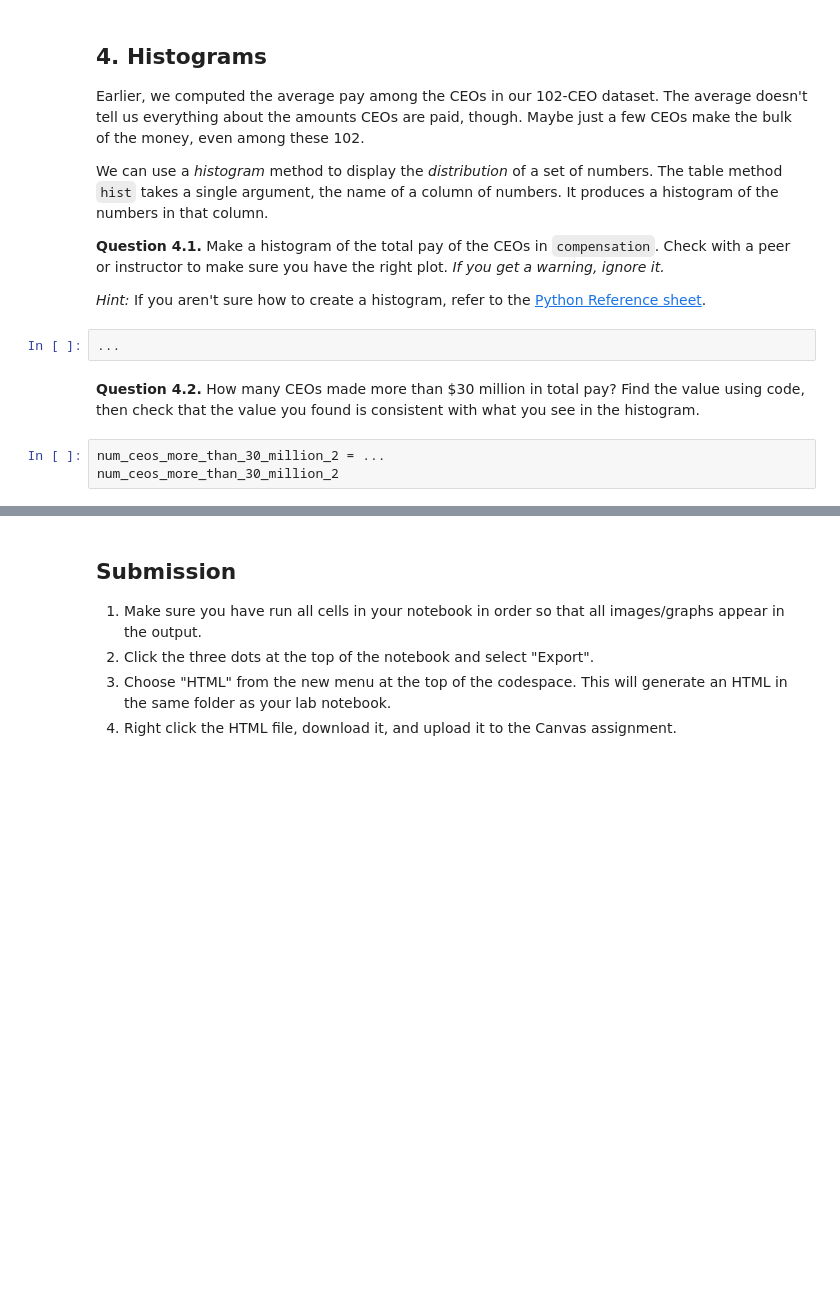
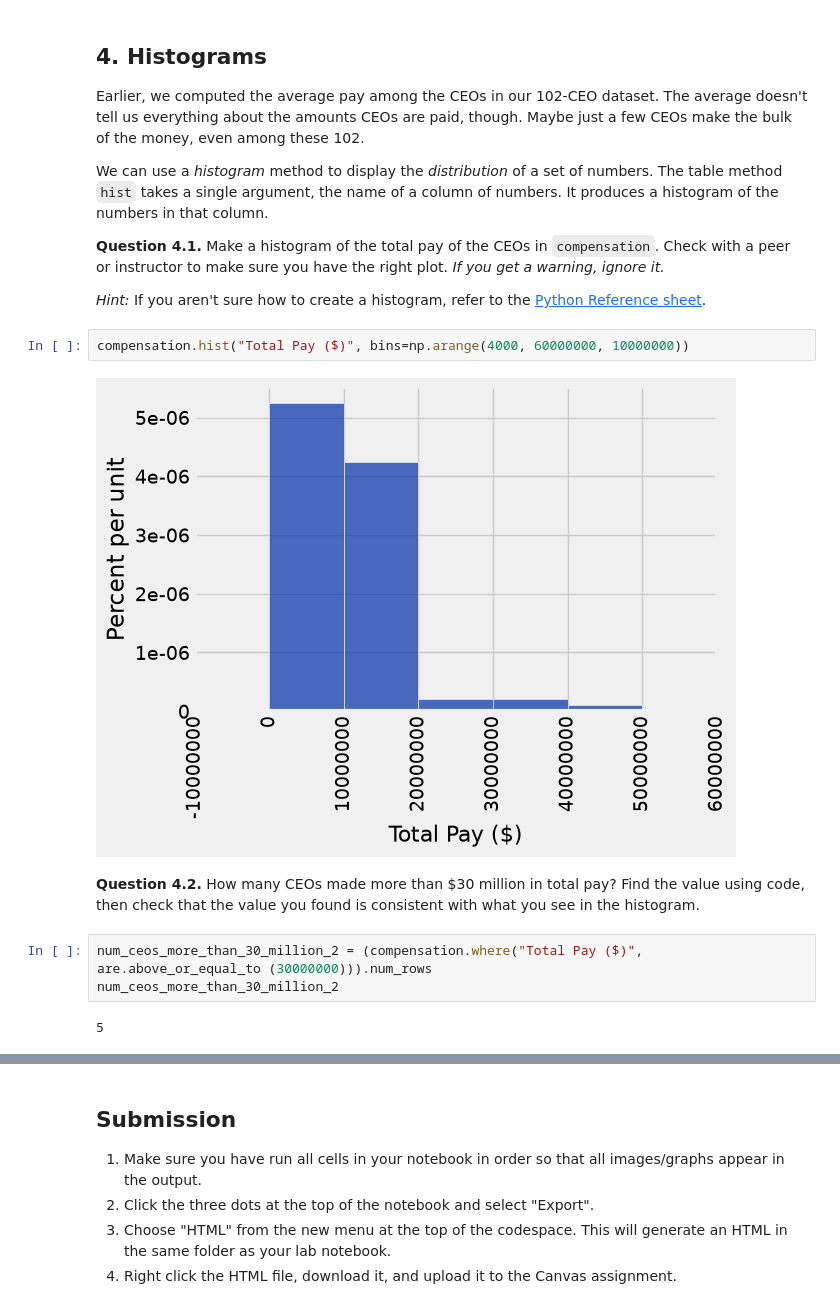
Before and after one commit to miracomstock/MCNewRepo, a Jupyter notebook: Lab 4 - Functions/lab04.ipynb, the cells around one changed output, grey strips where cells are left out. Drawn from its saved outputs; the diff is of its cells as text; blank space fills up the shorter version.

```diff
--- a/Lab 4 - Functions/lab04.ipynb
+++ b/Lab 4 - Functions/lab04.ipynb
@@ -584,12 +604,16 @@ We can use a *histogram* method to display the *distribution* of a set of number
 **Question 4.1.** Make a histogram of the total pay of the CEOs in `compensation`. Check with a peer or instructor to make sure you have the right plot. *If you get a warning, ignore it.*
 
 *Hint:* If you aren't sure how to create a histogram, refer to the [Python Reference sheet](https://www.data8.org/sp24/reference/).
-# %%
-...
+# %%
+compensation.hist("Total Pay ($)", bins=np.arange(4000, 60000000, 10000000))
+# %% [output]
+[figure, added]
 # %% [markdown]
 **Question 4.2.** How many CEOs made more than $30 million in total pay? Find the value using code, then check that the value you found is consistent with what you see in the histogram.
-# %%
-num_ceos_more_than_30_million_2 = ...
-num_ceos_more_than_30_million_2
+# %%
+num_ceos_more_than_30_million_2 = (compensation.where("Total Pay ($)", are.above_or_equal_to (30000000))).num_rows
+num_ceos_more_than_30_million_2
+# %% [output]
+5
 # %%
 grader.check("q42")
```
Also changed, not shown: parts of 7 cells of this notebook, 11 other files.
